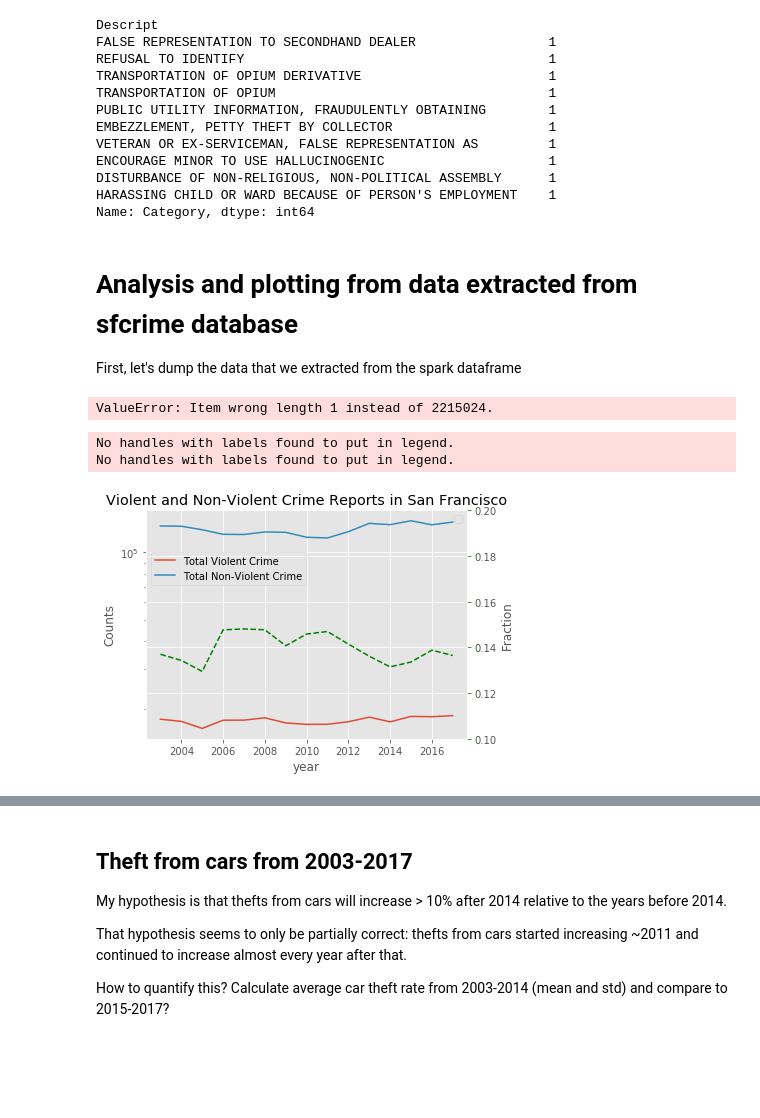
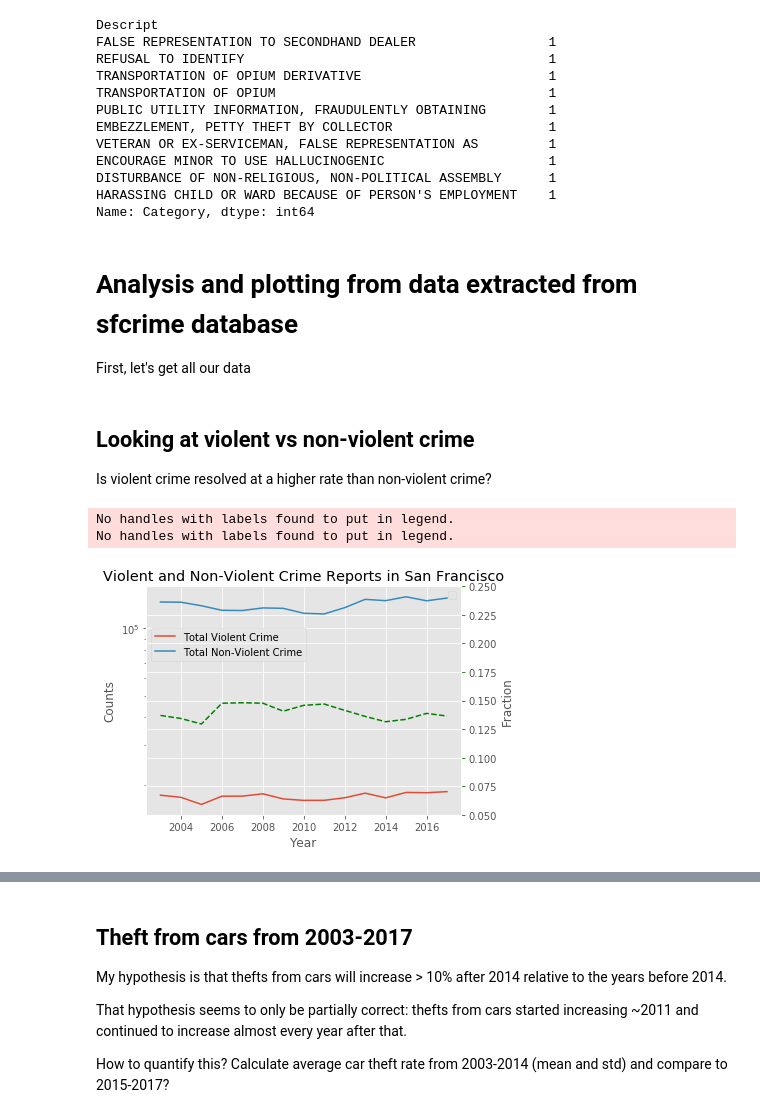
Before and after one commit to mkpetterson/sfcrime, a Jupyter notebook: crime_analysis.ipynb, the cells around one changed output, grey strips where cells are left out. Cells and saved outputs as stored; diff of their text form; code cells hidden in the pictures; blank space fills up the shorter version.

```diff
--- a/crime_analysis.ipynb
+++ b/crime_analysis.ipynb
@@ -49,7 +69,7 @@ Name: Category, dtype: int64
 # %% [markdown]
 # Analysis and plotting from data extracted from sfcrime database
 
-First, let's dump the data that we extracted from the spark dataframe
+First, let's get all our data
 # %%
 # Read in all our data
 crime_2003 = pd.read_csv('data/2003.csv')
@@ -79,21 +99,25 @@ crime_years = [crime_2003, crime_2004, crime_2005, crime_2006, crime_2007, crime
 
 years = ['2003', '2004', '2005', '2006', '2007', '2008', '2009', '2010', '2011', '2012',
          '2013', '2014', '2015', '2016', '2017']
-# %%
-violent = crime[[('Category' == 'ASSAULT') and ('Category' == 'ROBBERY')]]
-# %% [output]
-ValueError: Item wrong length 1 instead of 2215024.
+# %% [markdown]
+## Looking at violent vs non-violent crime
+Is violent crime resolved at a higher rate than non-violent crime?
 # %%
 # Look at overall crime rate
 mission_crime['Total Violent Crime'] = mission_crime['viol_in_mission'] + mission_crime['viol_ex_mission']
+
 mission_crime['Total Non-Violent Crime'] = mission_crime['nonviol_in_mission'] + mission_crime['nonviol_ex_mission']
+
 mission_crime['Ratio'] = mission_crime['Total Violent Crime']/mission_crime['Total Non-Violent Crime']
 
-helper.plotter_onegraph(mission_crime, 'year', ['Total Violent Crime','Total Non-Violent Crime'],
-                                            'Ratio')
+#Plot the data
+helper.plotter_onegraph(mission_crime, 'year',
+                        ['Total Violent Crime','Total Non-Violent Crime'],
+                        'Ratio')
+
 plt.title('Violent and Non-Violent Crime Reports in San Francisco')
 plt.savefig('crime_in_sf.png', dpi=350)
 # %% [output]
 No handles with labels found to put in legend.
 No handles with labels found to put in legend.
-[figure, old version]
+[figure, new version]
```
Also changed, not shown: parts of 9 cells of this notebook, 18 other files.
